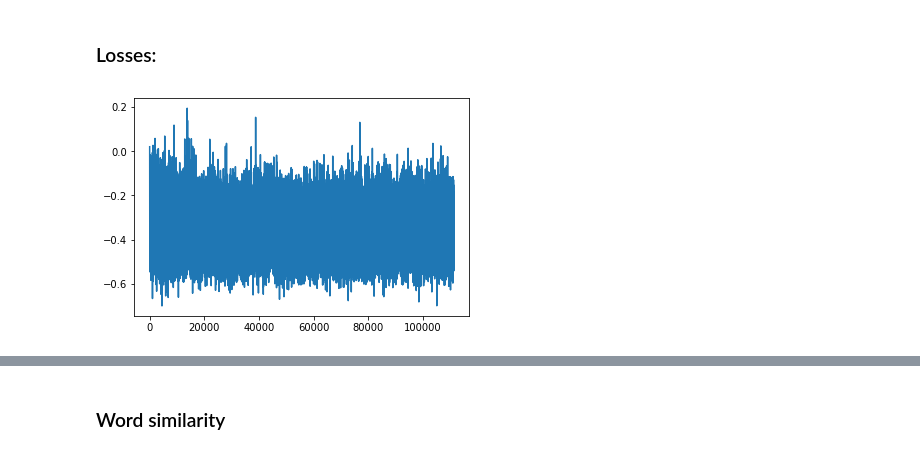
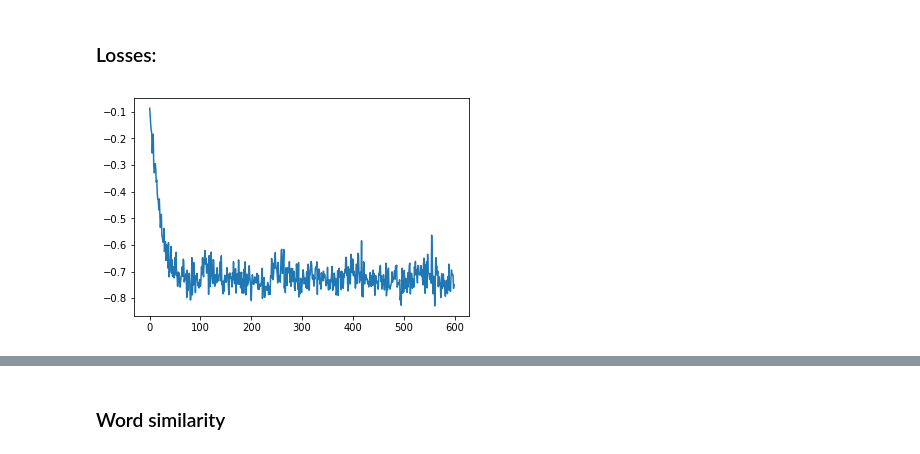
Before and after one commit to fogside/russe_wsi, a Jupyter notebook: notebooks/TensorflowNet.ipynb, the cells around one changed output, grey strips where cells are left out. Cells and saved outputs as stored; diff of their text form; code cells hidden in the pictures.

```diff
--- a/notebooks/TensorflowNet.ipynb
+++ b/notebooks/TensorflowNet.ipynb
@@ -70,14 +135,36 @@ with open("../data/my_data/{}_out.txt".format('замок'), 'r') as f:
 # %%
-def generate_triplet_batch(lines, context_max_len):
+from copy import deepcopy
+from random import shuffle
+
+def generate_triplet_batch(lines, context_max_len, word, lemmatize=False, tfidf=False, do_shuffle=False):
+    if tfidf:
+        tfidf_tr = TfidfVectorizer()
+        vals = tfidf.fit_transform(lines)
 
     voc_size = len(wv.vocab)
-    for line in lines:
-        line = line.split()
+    if do_shuffle:
+        lines = deepcopy(lines)
+        shuffle(lines)
+    for j, line in enumerate(lines):
+        if lemmatize:
+            line = mystem.lemmatize(line)
+            line = [t for t in line if t.isalnum()]
+        else:
+            line = line.split()
+        line = list(set(line)-set(stop_words + [word]))
+#         print(line)
+        embedd_ps = []
         embedd_p = []
-        context = np.random.choice(line, context_max_len)
+#         context = np.random.choice(line, context_max_len)
+        context = line
         for i, w in enumerate(context):
             try:
-                embedd_p.append(wv[w])
+                if tfidf:
+                    num = tfidf_tr.vocabulary_[w]
+                    embedd_p.append(wv[w]*vals[j, num])
+                    print(w, vals[j, num],)
+                else:
+                    embedd_p.append(wv[w])
             except KeyError:
                 continue
         embedd_n = [wv[wv.index2word[i]] for i in np.random.random_integers(0, voc_size-1, len(embedd_p))]
@@ -84,0 +516,5 @@ def generate_triplet_batch(lines, context_max_len):
+# %%
+p, n = next(batch_gen)
+# %%
+p = np.sum(p, axis=0)
+n = np.sum(n, axis=0)
@@ -157,7 +640,7 @@ class MultiCompCentroids:
         pos_loss = tf.reduce_mean(tf.reduce_sum(norm_pos * norm_word_emb, axis=1))
         neg_loss = tf.reduce_mean(tf.reduce_sum(norm_neg * norm_word_emb, axis=1))
 
-        self.loss = -pos_loss + neg_loss + 1e-3*tf.nn.l2_loss(self.sense_comps)
+        self.loss = -pos_loss # + neg_loss + 1e-3*tf.nn.l2_loss(self.sense_comps)
         opt = tf.train.AdamOptimizer(self.lr)
         self.train_op = opt.minimize(self.loss)
 
@@ -233,10 +756,10 @@ np.array(atts).squeeze().shape
 def window_average(arr, w_len=10):
     return [np.mean(i) for i in np.split(arr, w_len,)]
 # %%
-plt.plot(np.array(losses).squeeze())
+plt.plot(np.array(losses[:600]).squeeze())
 plt.show()
 # %% [output]
-[figure, old version]
+[figure, new version]
 # %%
 kek = np.array(losses).squeeze()
 lol = window_average(kek, 26)
```
Also changed, not shown: parts of 71 cells of this notebook.
